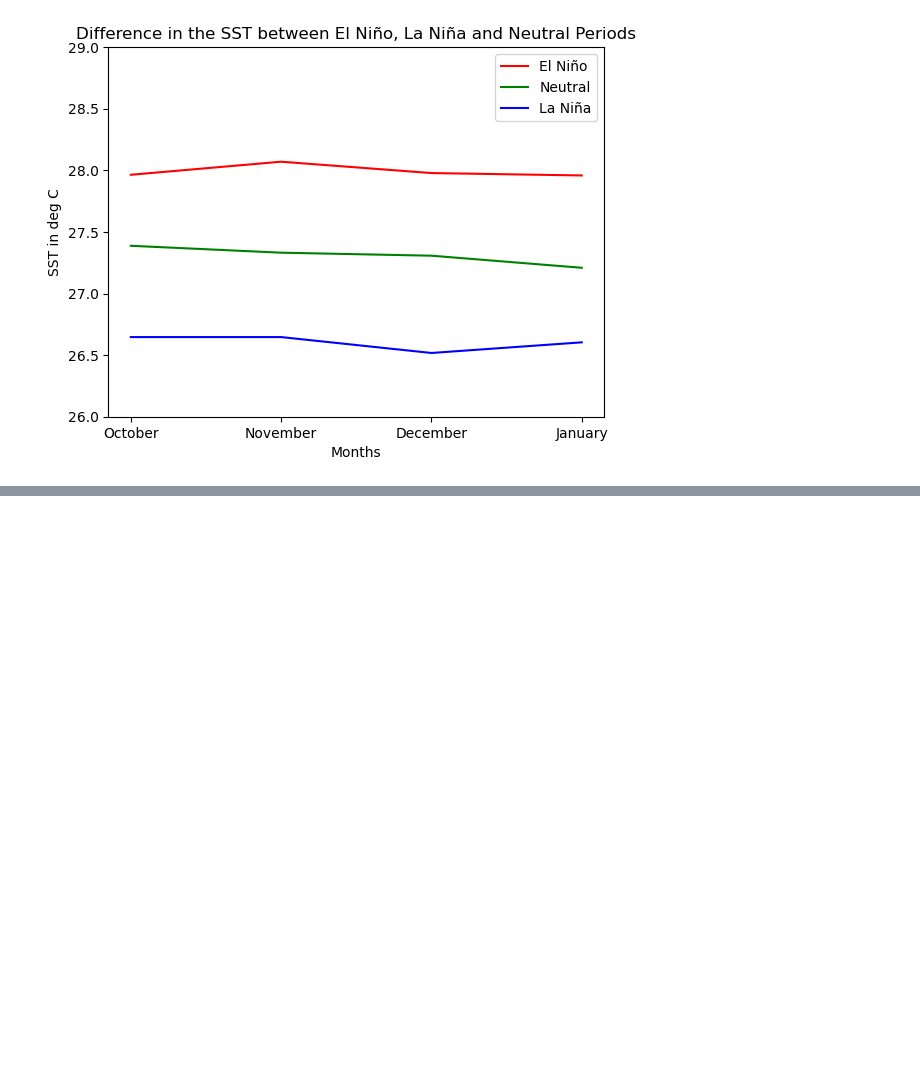
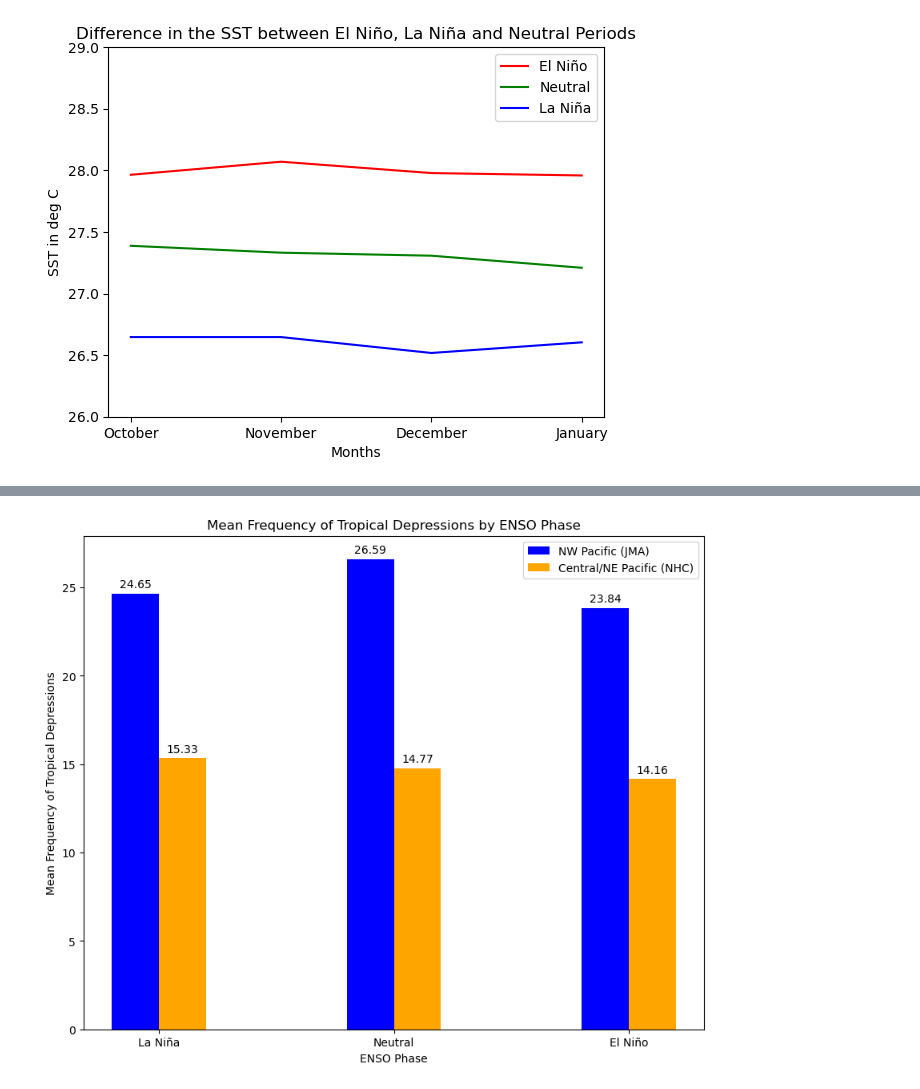
Before and after one commit to StanDobrev11/DataScience, a Jupyter notebook: Project/project.ipynb, the cells around one changed output, grey strips where cells are left out. Saved outputs shown, nothing was run; the diff lists cells and outputs as text; code cells hidden in the pictures; blank space fills up the shorter version.

```diff
--- a/Project/project.ipynb
+++ b/Project/project.ipynb
@@ -171,0 +162,33 @@ plt.show()
+# %%
+def add_value_labels(ax, bars):
+    for bar in bars:
+        height = bar.get_height()
+        ax.annotate(f'{height:.2f}',  # Display the height value with 2 decimal places
+                    xy=(bar.get_x() + bar.get_width() / 2, height),
+                    xytext=(0, 3),  # Offset the text slightly above the bar
+                    textcoords="offset points",
+                    ha='center', va='bottom')
+
+means_jma = [x for x in frequency_jma.groupby(['enso']).frequency.mean()]
+means_nhc = [x for x in frequency_nhc.groupby(['enso']).frequency.mean()]
+x = np.arange(len(labels))
+width = 0.20
+
+fig, ax = plt.subplots(figsize=(10, 8))
+
+bars1 = ax.bar(x - width/2, means_jma, width, label='NW Pacific (JMA)', color='blue')
+bars2 = ax.bar(x + width/2, means_nhc, width, label='Central/NE Pacific (NHC)', color='orange')
+
+ax.set_xlabel('ENSO Phase')
+ax.set_ylabel('Mean Frequency of Tropical Depressions')
+ax.set_title('Mean Frequency of Tropical Depressions by ENSO Phase')
+ax.set_xticks(x)
+ax.set_xticklabels(labels)
+ax.legend()
+
+add_value_labels(ax, bars1)
+add_value_labels(ax, bars2)
+
+plt.show()
+# %% [output]
+[figure, added]
```
Also changed, not shown: parts of 36 cells of this notebook, 4 other files.
